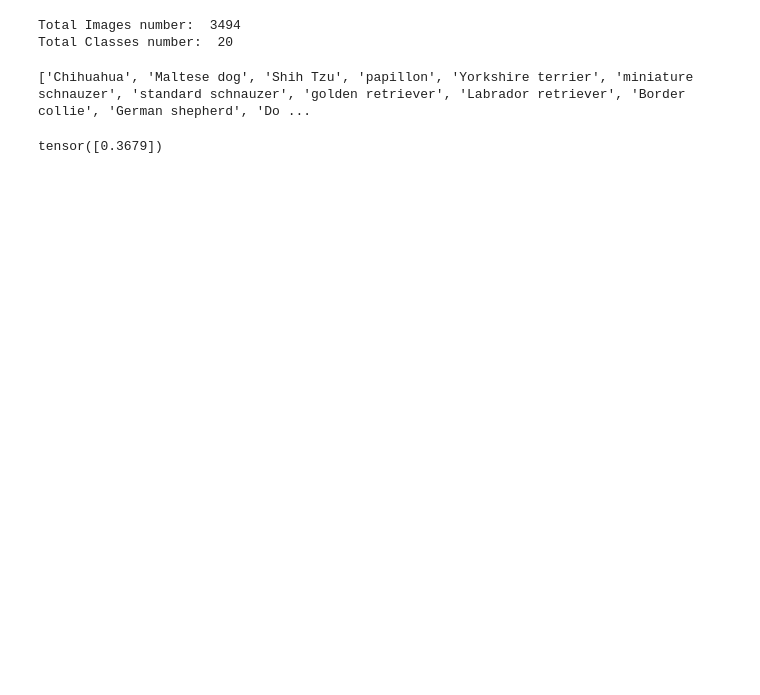
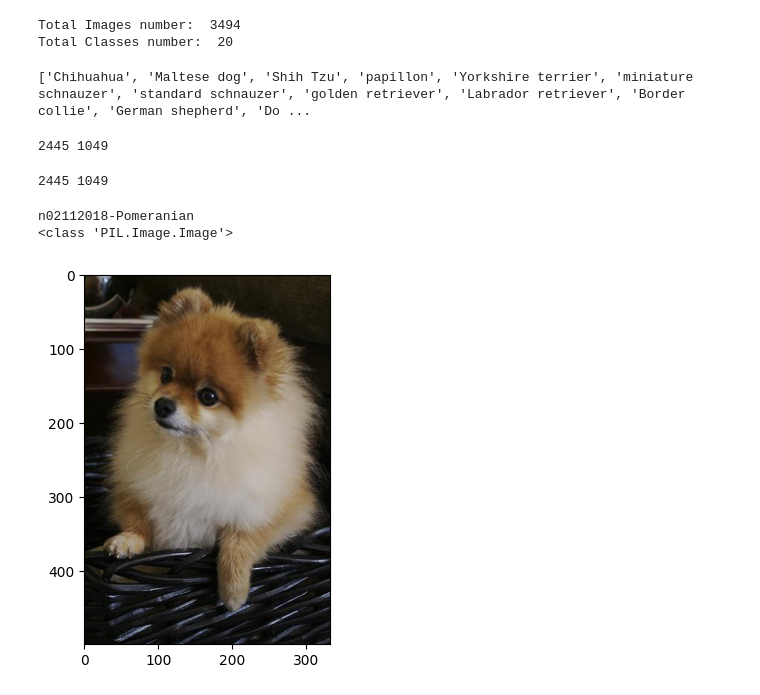
Before and after one commit to a945120/ColabforAI, a Jupyter notebook: Dogsbreeds.ipynb, the cells around one changed output. Drawn from its saved outputs; the diff is of its cells as text; code cells hidden in the pictures; blank space fills up the shorter version.

```diff
--- a/Dogsbreeds.ipynb
+++ b/Dogsbreeds.ipynb
@@ -59,6 +61,23 @@ x = torch.manual_seed(random_seed)
 train_num = 0.7
 val_num = 0.3
 
-train_size = int(len(dataset))
+train_size = int(len(dataset) * train_num)
+val_size = len(dataset) - train_size
+
+print(train_size, val_size)
 # %% [output]
-tensor([0.3679])
+2445 1049
+# %%
+train_dataset, val_dataset = random_split(dataset, [train_size, val_size])
+print(len(train_dataset), len(val_dataset))
+# %% [output]
+2445 1049
+# %%
+img, label = train_dataset[6]
+print(dataset.classes[label])
+plt.imshow(img)
+print(type(img))
+# %% [output]
+n02112018-Pomeranian
+<class 'PIL.Image.Image'>
+[figure, added]
```
Also changed, not shown: parts of 2 cells of this notebook.
